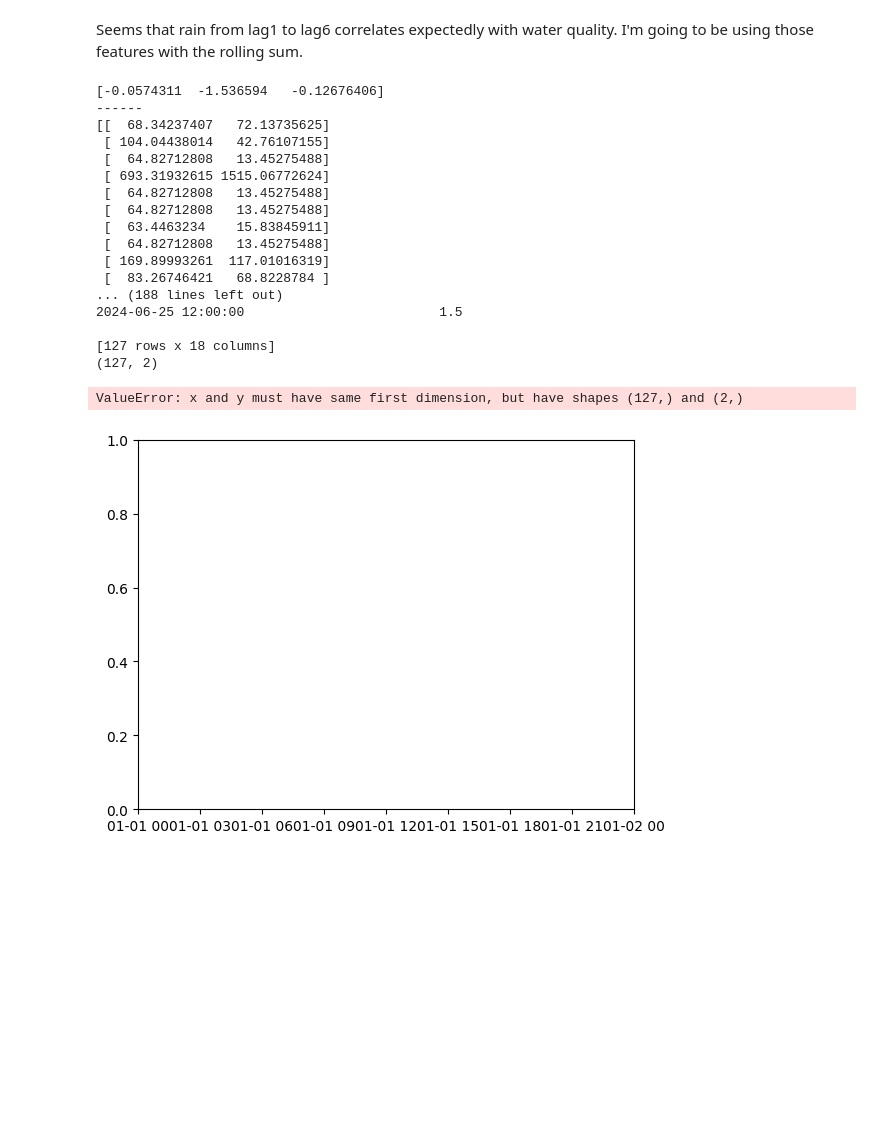
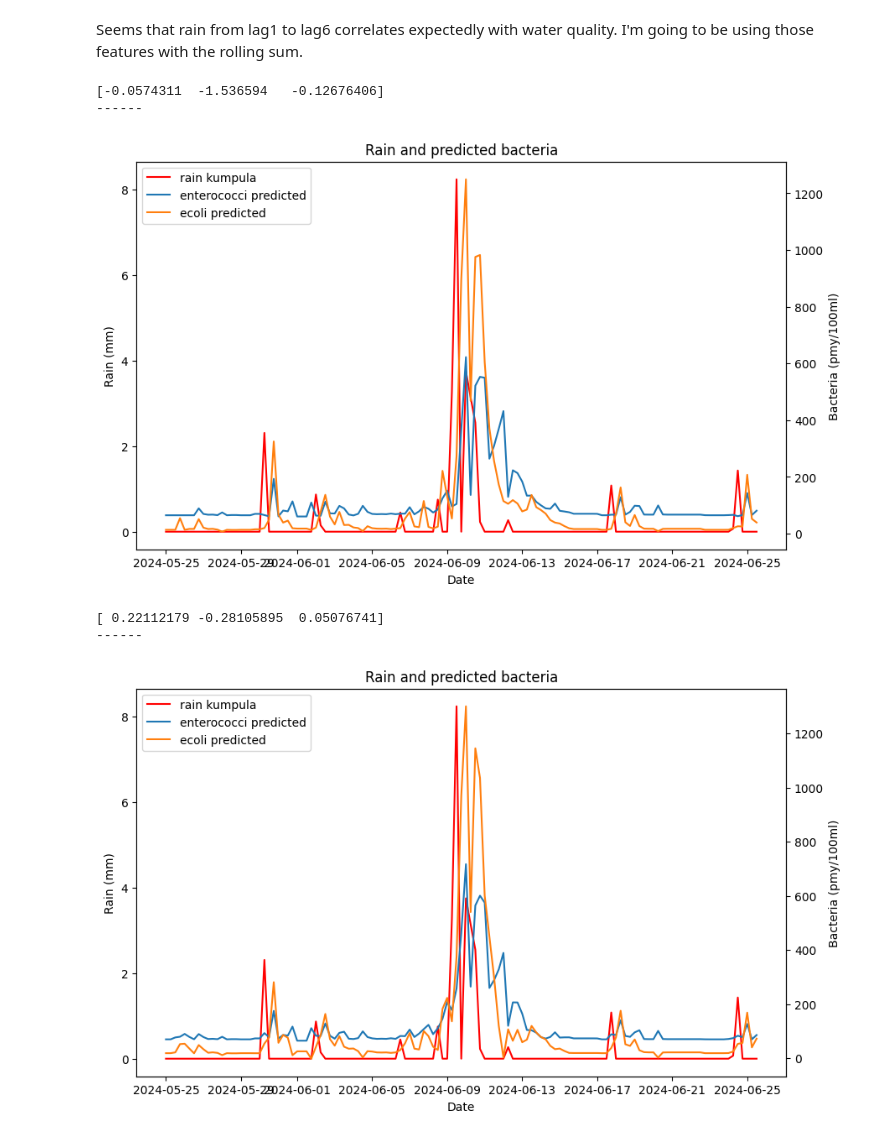
Before and after one commit to shaiggon/pikkukoski-analysis, a Jupyter notebook: notebooks/model_exploration.ipynb, the cells around one changed output. Cells and saved outputs as stored; diff of their text form; code cells hidden in the pictures; blank space fills up the shorter version.

Commit message:
Some more plotting predictions against rain data

```diff
--- a/notebooks/model_exploration.ipynb
+++ b/notebooks/model_exploration.ipynb
@@ -238,22 +285,12 @@ def model_for_pikkukoski():
-# %%
-model_for_pikkukoski()
-# %% [output]
-[-0.0574311  -1.536594   -0.12676406]
-------
-[[  68.34237407   72.13735625]
- [ 104.04438014   42.76107155]
- [  64.82712808   13.45275488]
- [ 693.31932615 1515.06772624]
- [  64.82712808   13.45275488]
- [  64.82712808   13.45275488]
- [  63.4463234    15.83845911]
- [  64.82712808   13.45275488]
- [ 169.89993261  117.01016319]
- [  83.26746421   68.8228784 ]
-... (188 lines left out)
-2024-06-25 12:00:00                         1.5
-
-[127 rows x 18 columns]
-(127, 2)
-ValueError: x and y must have same first dimension, but have shapes (127,) and (2,)
-[figure, removed]
+# %%
+model_for_pikkukoski_lasso()
+# %% [output]
+[-0.0574311  -1.536594   -0.12676406]
+------
+[figure, added]
+# %%
+model_for_pikkukoski_ridge()
+# %% [output]
+[ 0.22112179 -0.28105895  0.05076741]
+------
+[figure, added]
```
Also changed, not shown: parts of 2 cells of this notebook.
